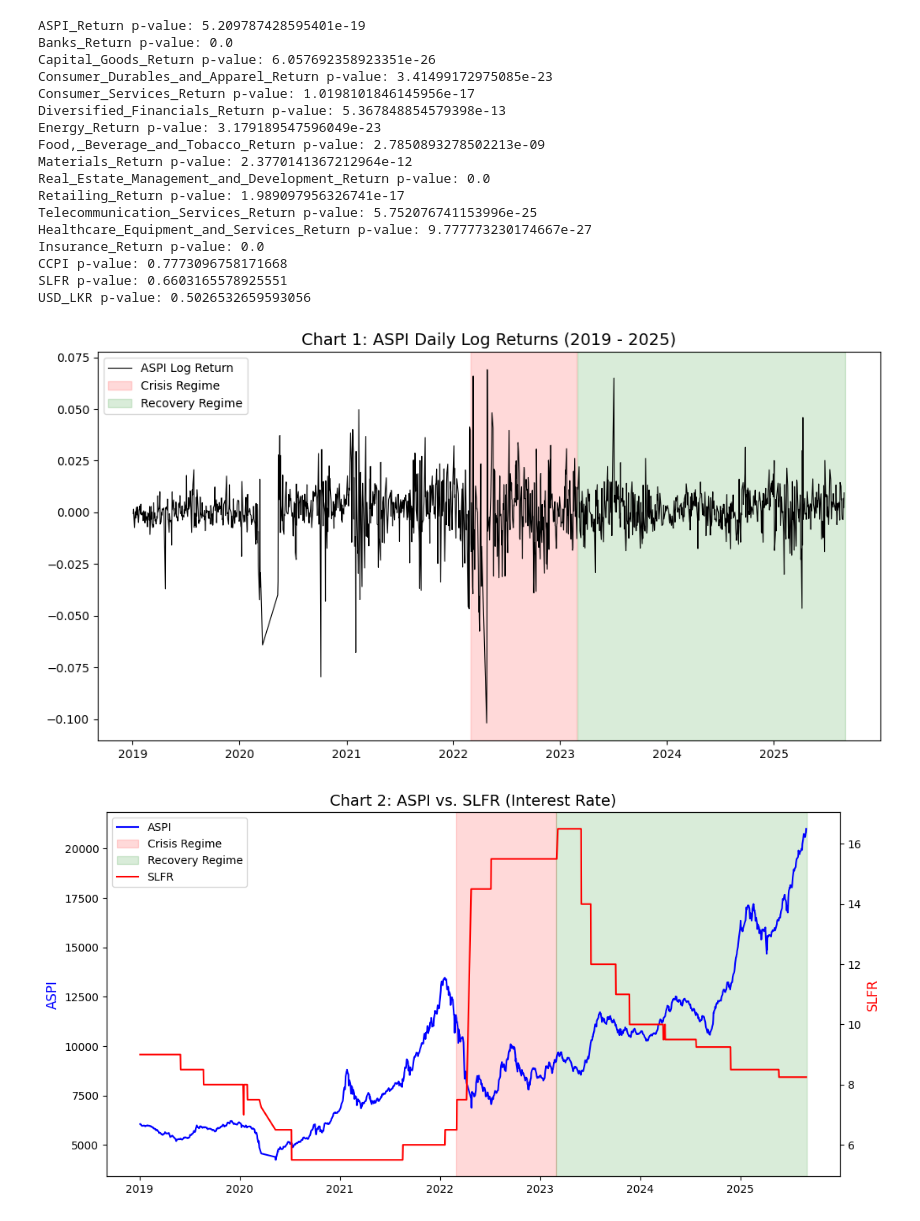
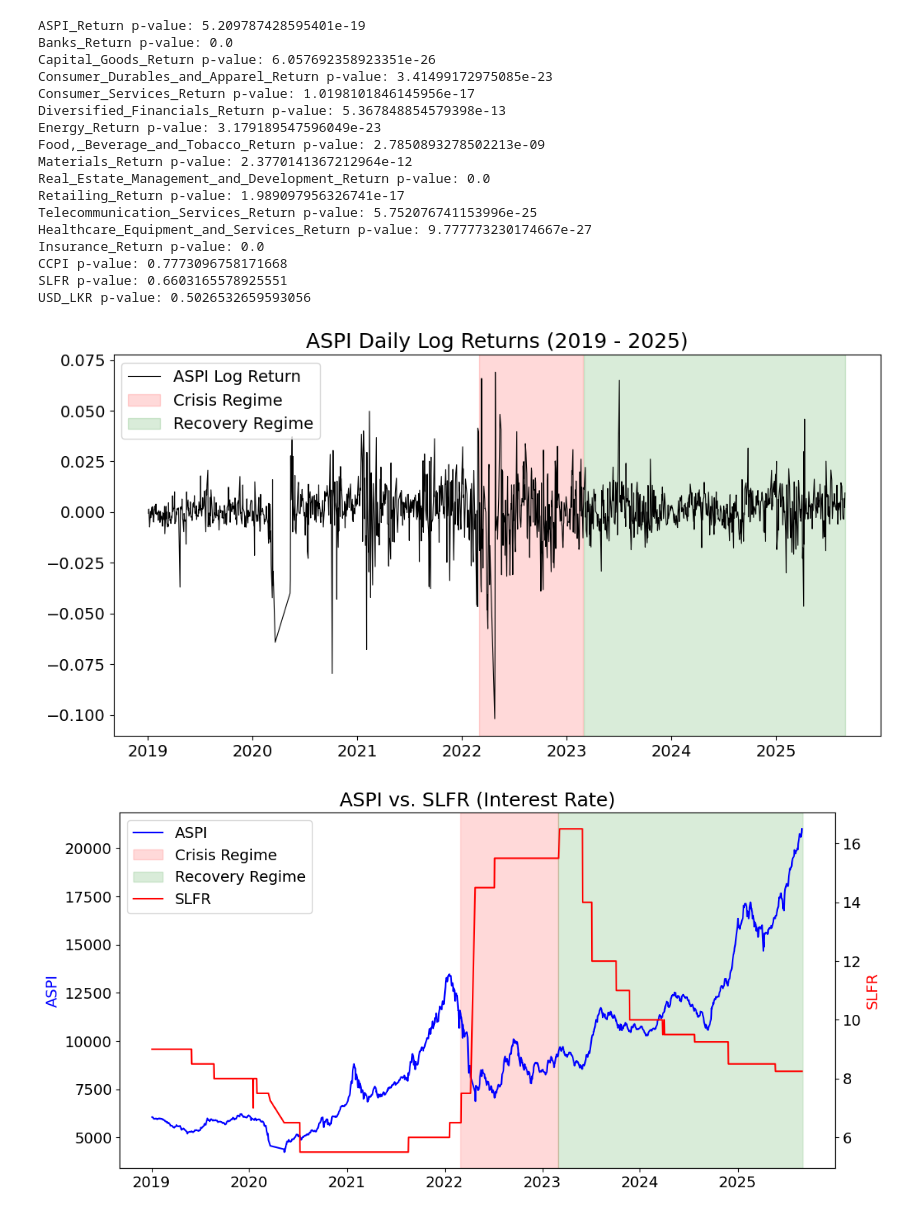
Before and after one commit to sabithahamed/CSE-Research, a Jupyter notebook: Analysis/EDA/EDA.ipynb, the cells around one changed output. Drawn from its saved outputs; the diff is of its cells as text; code cells hidden in the pictures.

```diff
--- a/Analysis/EDA/EDA.ipynb
+++ b/Analysis/EDA/EDA.ipynb
@@ -4,6 +4,8 @@ import numpy as np
 import matplotlib.pyplot as plt
 import seaborn as sns
 from statsmodels.tsa.stattools import adfuller
+
+plt.rcParams.update({'font.size': 14, 'axes.titlesize': 28, 'axes.labelsize': 14})
 
 # 1. Load the cleaned master dataset
 df = pd.read_csv('../../master_dataset.csv')
@@ -54,7 +56,7 @@ plt.figure(figsize=(12, 6))
 ax = plt.gca()
 ax.plot(df.index, df['ASPI_Return'], color='black', linewidth=0.8, label='ASPI Log Return')
 apply_shading(ax)
-plt.title('Chart 1: ASPI Daily Log Returns (2019 - 2025)', fontsize=14)
+plt.title('ASPI Daily Log Returns (2019 - 2025)', fontsize=18)
 ax.legend(loc='upper left')
 plt.show()
 
@@ -62,54 +64,54 @@ plt.show()
 def create_dual_chart(df, y1, y2, title, y2_color='orange'):
     fig, ax1 = plt.subplots(figsize=(12, 6))
     ax1.plot(df.index, df[y1], color='blue', linewidth=1.5, label=y1)
-    ax1.set_ylabel(y1, color='blue', fontsize=12)
+    ax1.set_ylabel(y1, color='blue', fontsize=14)
 
     ax2 = ax1.twinx()
     ax2.plot(df.index, df[y2], color=y2_color, linewidth=1.5, label=y2)
-    ax2.set_ylabel(y2, color=y2_color, fontsize=12)
+    ax2.set_ylabel(y2, color=y2_color, fontsize=14)
 
     apply_shading(ax1)
-    plt.title(title, fontsize=14)
+    plt.title(title, fontsize=18)
     lines_1, labels_1 = ax1.get_legend_handles_labels()
     lines_2, labels_2 = ax2.get_legend_handles_labels()
     ax1.legend(lines_1 + lines_2, labels_1 + labels_2, loc='upper left')
     plt.show()
 
-create_dual_chart(df, 'ASPI', 'SLFR', 'Chart 2: ASPI vs. SLFR (Interest Rate)', 'red')
-create_dual_chart(df, 'ASPI', 'CCPI', 'Chart 3: ASPI vs. CCPI (Inflation)', 'purple')
-create_dual_chart(df, 'ASPI', 'USD_LKR', 'Chart 4: ASPI vs. USD/LKR Exchange Rate', 'green')
+create_dual_chart(df, 'ASPI', 'SLFR', 'ASPI vs. SLFR (Interest Rate)', 'red')
+create_dual_chart(df, 'ASPI', 'CCPI', 'ASPI vs. CCPI (Inflation)', 'purple')
+create_dual_chart(df, 'ASPI', 'USD_LKR', 'ASPI vs. USD/LKR Exchange Rate', 'green')
 
 # # Chart 5: Sector Correlation Heatmap
 # sector_cols = [f'{col}_Return' for col in sectors]
 # corr = df[sector_cols].corr()
 
 # # Clean up column names for a better-looking heatmap
 # corr.columns = [c.replace('_Return', '').replace('_', ' ') for c in corr.columns]
 # corr.index = [i.replace('_Return', '').replace('_', ' ') for i in corr.index]
 
 # plt.figure(figsize=(12, 10))
 # sns.heatmap(corr, annot=True, cmap='coolwarm', vmin=0, vmax=1, fmt=".2f", linewidths=.5)
 # plt.title('Chart 5: Sector Correlation Heatmap (2019-2025)', fontsize=14)
 # plt.xticks(rotation=45, ha='right')
 # plt.tight_layout()
 # plt.show()
 # %% [output]
 ASPI_Return p-value: 5.209787428595401e-19
 Banks_Return p-value: 0.0
 Capital_Goods_Return p-value: 6.057692358923351e-26
 Consumer_Durables_and_Apparel_Return p-value: 3.41499172975085e-23
 Consumer_Services_Return p-value: 1.0198101846145956e-17
 Diversified_Financials_Return p-value: 5.367848854579398e-13
 Energy_Return p-value: 3.179189547596049e-23
 Food,_Beverage_and_Tobacco_Return p-value: 2.7850893278502213e-09
 Materials_Return p-value: 2.3770141367212964e-12
 Real_Estate_Management_and_Development_Return p-value: 0.0
 Retailing_Return p-value: 1.989097956326741e-17
 Telecommunication_Services_Return p-value: 5.752076741153996e-25
 Healthcare_Equipment_and_Services_Return p-value: 9.777773230174667e-27
 Insurance_Return p-value: 0.0
 CCPI p-value: 0.7773096758171668
 SLFR p-value: 0.6603165578925551
 USD_LKR p-value: 0.5026532659593056
-[figure, old version]
+[figure, new version]
-[figure, old version]
+[figure, new version]
```
Also changed, not shown: parts of 2 cells of this notebook, 17 other files.
